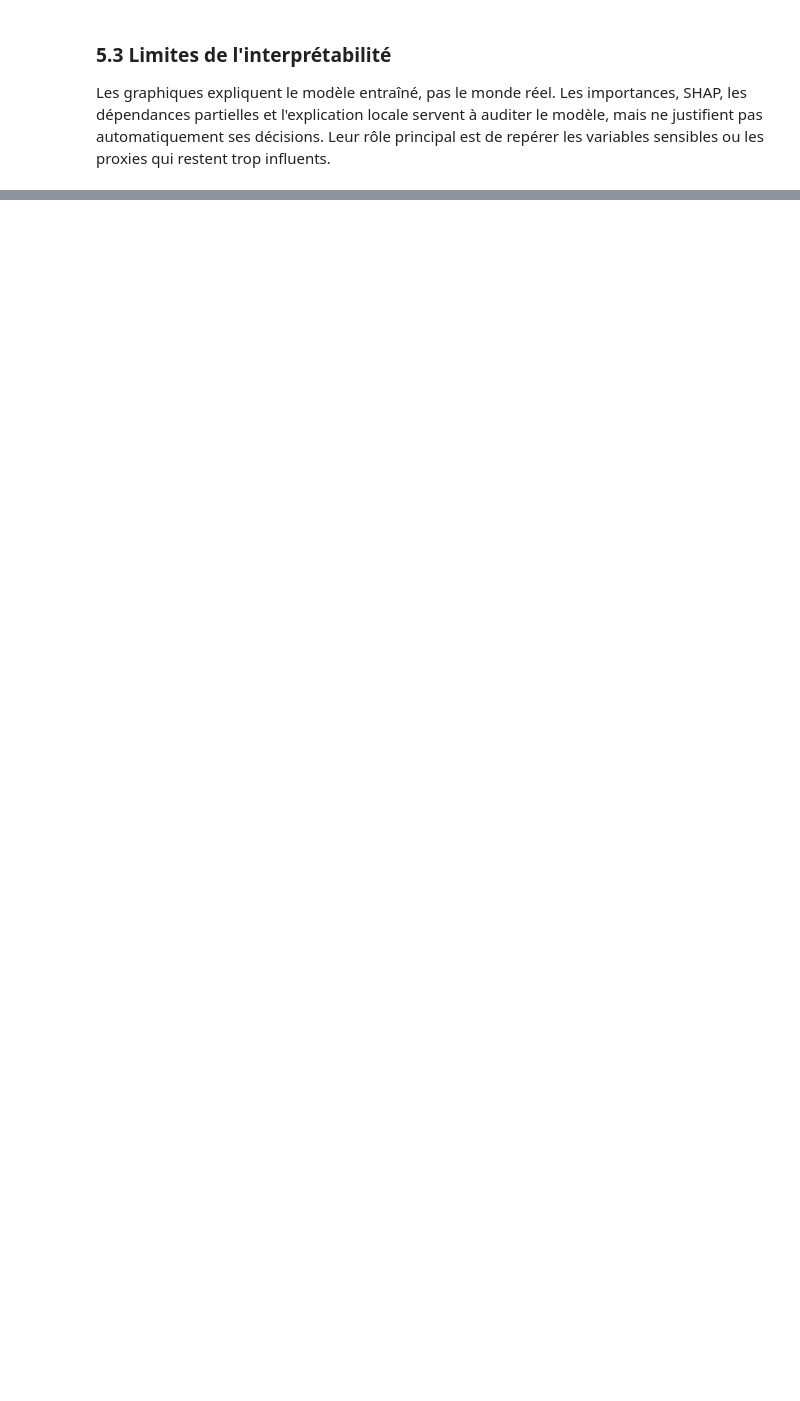
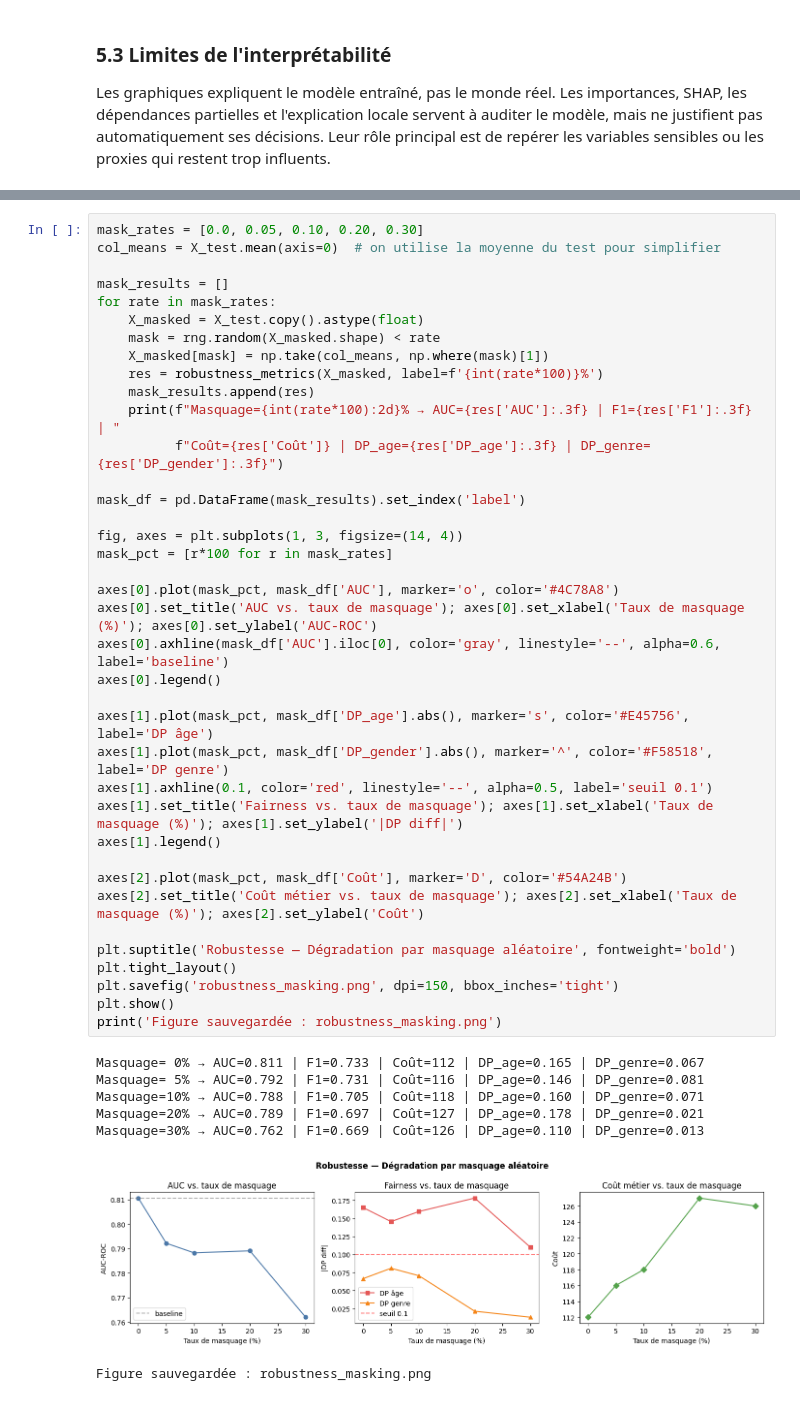
Before and after one commit to lounishamroun/credit-data-fairness, a Jupyter notebook: notebooks/fairness_notebook_Lina.ipynb, the cells around one changed output, grey strips where cells are left out. Saved outputs shown, nothing was run; the diff lists cells and outputs as text; blank space fills up the shorter version.

```diff
--- a/notebooks/fairness_notebook_Lina.ipynb
+++ b/notebooks/fairness_notebook_Lina.ipynb
@@ -1225,0 +1346,46 @@ Les graphiques expliquent le modèle entraîné, pas le monde réel. Les importa
+# %%
+mask_rates = [0.0, 0.05, 0.10, 0.20, 0.30]
+col_means = X_test.mean(axis=0)  # on utilise la moyenne du test pour simplifier
+
+mask_results = []
+for rate in mask_rates:
+    X_masked = X_test.copy().astype(float)
+    mask = rng.random(X_masked.shape) < rate
+    X_masked[mask] = np.take(col_means, np.where(mask)[1])
+    res = robustness_metrics(X_masked, label=f'{int(rate*100)}%')
+    mask_results.append(res)
+    print(f"Masquage={int(rate*100):2d}% → AUC={res['AUC']:.3f} | F1={res['F1']:.3f} | "
+          f"Coût={res['Coût']} | DP_age={res['DP_age']:.3f} | DP_genre={res['DP_gender']:.3f}")
+
+mask_df = pd.DataFrame(mask_results).set_index('label')
+
+fig, axes = plt.subplots(1, 3, figsize=(14, 4))
+mask_pct = [r*100 for r in mask_rates]
+
+axes[0].plot(mask_pct, mask_df['AUC'], marker='o', color='#4C78A8')
+axes[0].set_title('AUC vs. taux de masquage'); axes[0].set_xlabel('Taux de masquage (%)'); axes[0].set_ylabel('AUC-ROC')
+axes[0].axhline(mask_df['AUC'].iloc[0], color='gray', linestyle='--', alpha=0.6, label='baseline')
+axes[0].legend()
+
+axes[1].plot(mask_pct, mask_df['DP_age'].abs(), marker='s', color='#E45756', label='DP âge')
+axes[1].plot(mask_pct, mask_df['DP_gender'].abs(), marker='^', color='#F58518', label='DP genre')
+axes[1].axhline(0.1, color='red', linestyle='--', alpha=0.5, label='seuil 0.1')
+axes[1].set_title('Fairness vs. taux de masquage'); axes[1].set_xlabel('Taux de masquage (%)'); axes[1].set_ylabel('|DP diff|')
+axes[1].legend()
+
+axes[2].plot(mask_pct, mask_df['Coût'], marker='D', color='#54A24B')
+axes[2].set_title('Coût métier vs. taux de masquage'); axes[2].set_xlabel('Taux de masquage (%)'); axes[2].set_ylabel('Coût')
+
+plt.suptitle('Robustesse — Dégradation par masquage aléatoire', fontweight='bold')
+plt.tight_layout()
+plt.savefig('robustness_masking.png', dpi=150, bbox_inches='tight')
+plt.show()
+print('Figure sauvegardée : robustness_masking.png')
+# %% [output]
+Masquage= 0% → AUC=0.811 | F1=0.733 | Coût=112 | DP_age=0.165 | DP_genre=0.067
+Masquage= 5% → AUC=0.792 | F1=0.731 | Coût=116 | DP_age=0.146 | DP_genre=0.081
+Masquage=10% → AUC=0.788 | F1=0.705 | Coût=118 | DP_age=0.160 | DP_genre=0.071
+Masquage=20% → AUC=0.789 | F1=0.697 | Coût=127 | DP_age=0.178 | DP_genre=0.021
+Masquage=30% → AUC=0.762 | F1=0.669 | Coût=126 | DP_age=0.110 | DP_genre=0.013
+[figure, added]
+Figure sauvegardée : robustness_masking.png
```
Also changed, not shown: parts of 12 cells of this notebook, 4 other files.
